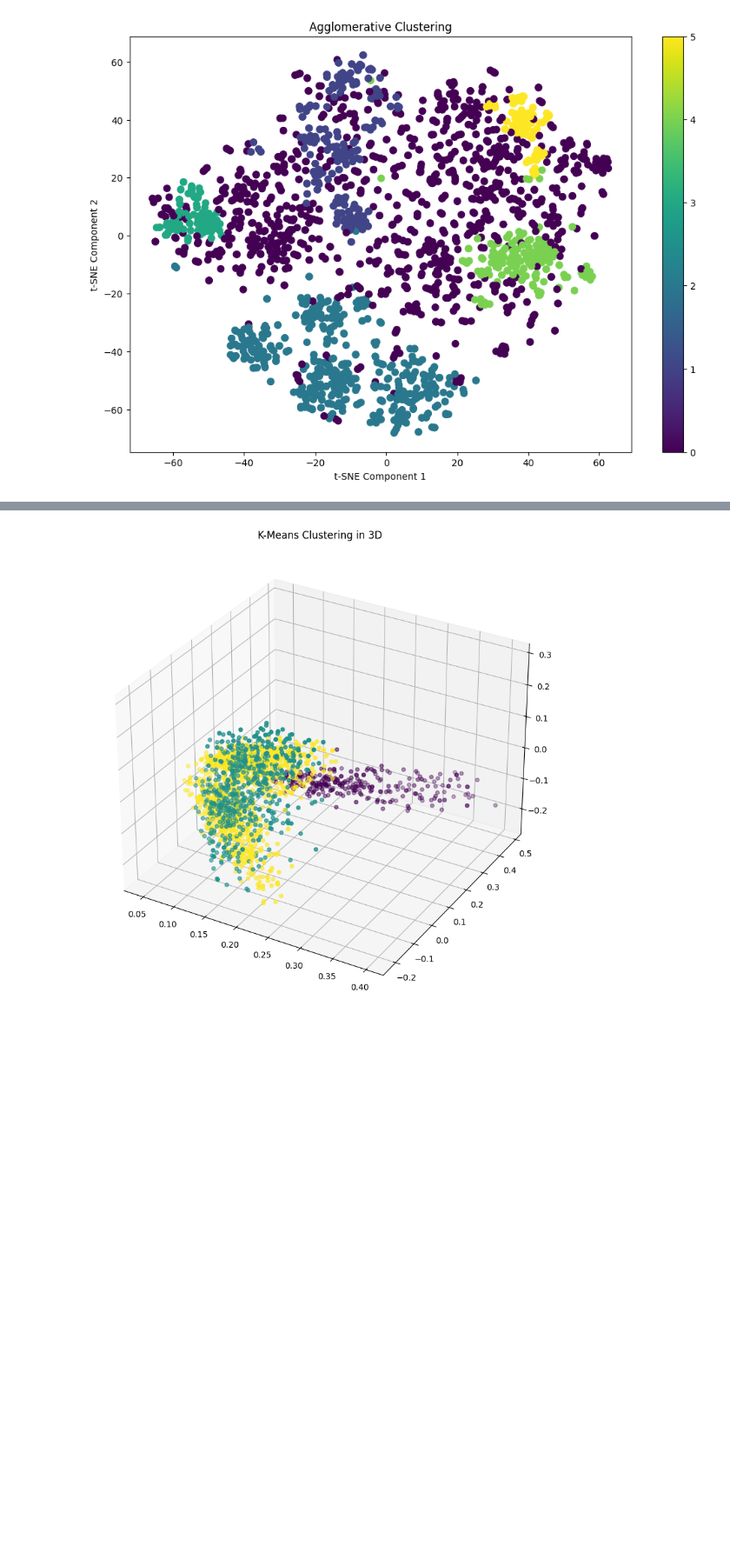
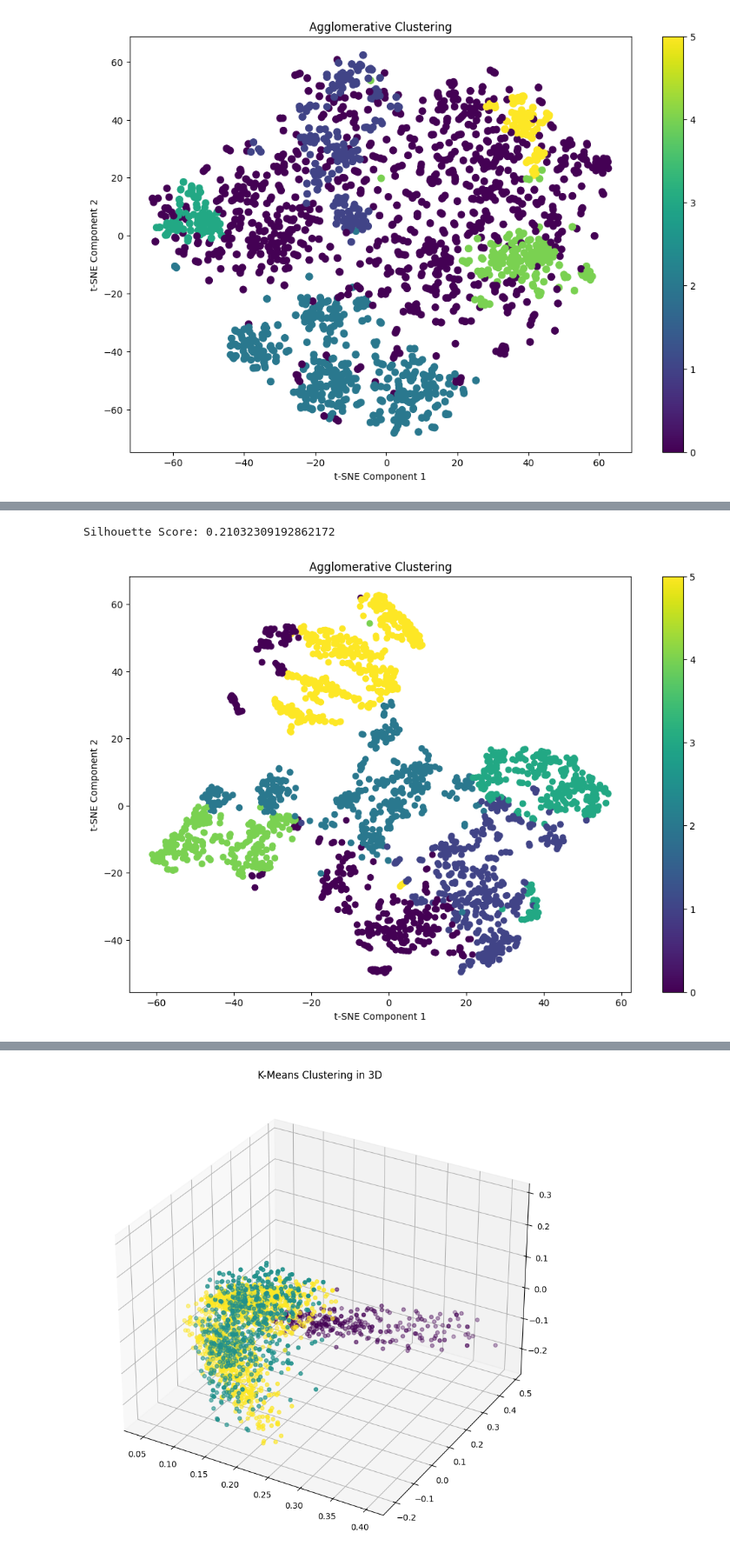
Before and after one commit to jnvshubham7/Event-Extraction, a Jupyter notebook: final_code.ipynb, the cells around one changed output, grey strips where cells are left out. Shown at 87% size. Saved outputs shown, nothing was run; the diff lists cells and outputs as text; code cells hidden in the pictures; blank space fills up the shorter version.

Commit message:
apply cosine similarity

```diff
--- a/final_code.ipynb
+++ b/final_code.ipynb
@@ -209,0 +216,6 @@ Silhouette Score: 0.00828694811716624
+# %%
+cosine_sim = cosine_similarity(X)
+# cosine_sim = np.round(cosine_sim, 3)
+print(cosine_sim)
+
+X = cosine_sim
@@ -209,0 +230,27 @@ Silhouette Score: 0.00828694811716624
+# %%
+def vis_tsne(X, labels, title):
+    tsne = TSNE(n_components=2, random_state=42)
+    x_tsne = tsne.fit_transform(X)
+
+    plt.figure(figsize=(12, 8))
+    plt.scatter(x_tsne[:, 0], x_tsne[:, 1], c = labels, cmap='viridis')
+    plt.colorbar()
+    plt.title(title)
+    plt.xlabel('t-SNE Component 1')
+    plt.ylabel('t-SNE Component 2')
+    plt.show()
+# %%
+# Agglomerative Clustering
+
+agg_clustering = AgglomerativeClustering(n_clusters=6)
+y_agg = agg_clustering.fit_predict(X)
+
+data['agg_cluster'] = y_agg
+
+sil_score = silhouette_score(X, y_agg)
+print(f'Silhouette Score: {sil_score}')
+
+vis_tsne(X, y_agg, 'Agglomerative Clustering')
+# %% [output]
+Silhouette Score: 0.21032309192862172
+[figure, added]
```
Also changed, not shown: parts of 7 cells of this notebook.
